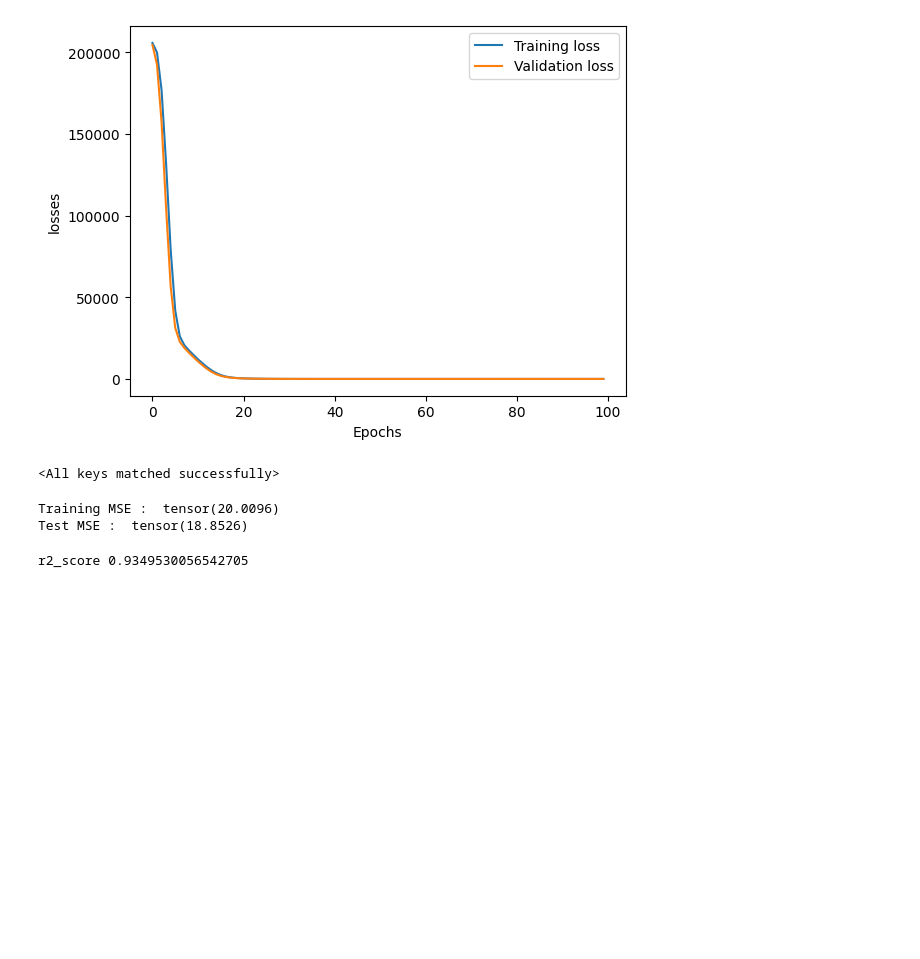
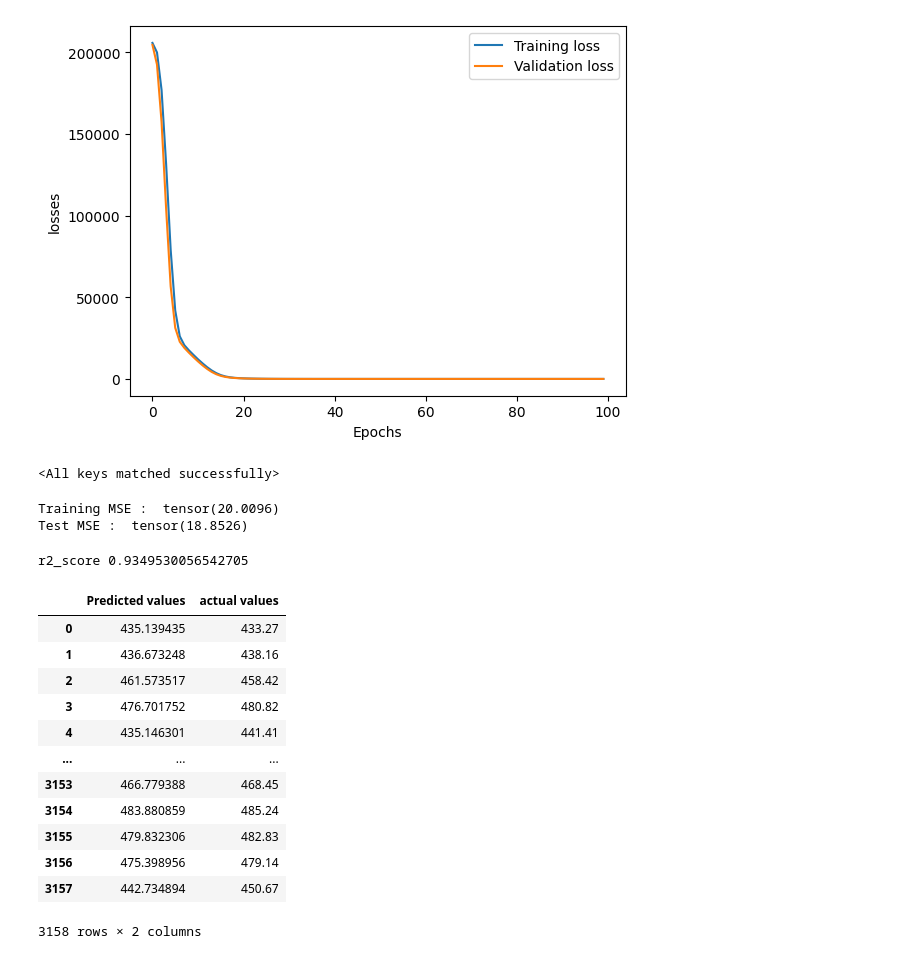
Before and after one commit to FatimaAjmal89/deep-learning-practice, a Jupyter notebook: project_dl1/ANN.ipynb, the cells around one changed output. Cells and saved outputs as stored; diff of their text form; code cells hidden in the pictures; blank space fills up the shorter version.

Commit message:
Side by side comparison of actual and predicted values

```diff
--- a/project_dl1/ANN.ipynb
+++ b/project_dl1/ANN.ipynb
@@ -204,3 +204,22 @@ from sklearn.metrics import r2_score
 print("r2_score" , r2_score(y_test,test_pred) )
 # %% [output]
 r2_score 0.9349530056542705
+# %%
+predicted_df = pd.DataFrame(test_pred.numpy() , columns = ["Predicted values"])
+actual_df = pd.DataFrame(y_test.values , columns = ["actual values"])
+
+pd.concat([predicted_df , actual_df] , axis = 1)
+# %% [output]
+|  | Predicted values | actual values |
+| 0 | 435.139435 | 433.27 |
+| 1 | 436.673248 | 438.16 |
+| 2 | 461.573517 | 458.42 |
+| 3 | 476.701752 | 480.82 |
+| 4 | 435.146301 | 441.41 |
+| ... | ... | ... |
+| 3153 | 466.779388 | 468.45 |
+| 3154 | 483.880859 | 485.24 |
+| 3155 | 479.832306 | 482.83 |
+| 3156 | 475.398956 | 479.14 |
+| 3157 | 442.734894 | 450.67 |
+3158 rows × 2 columns
```
